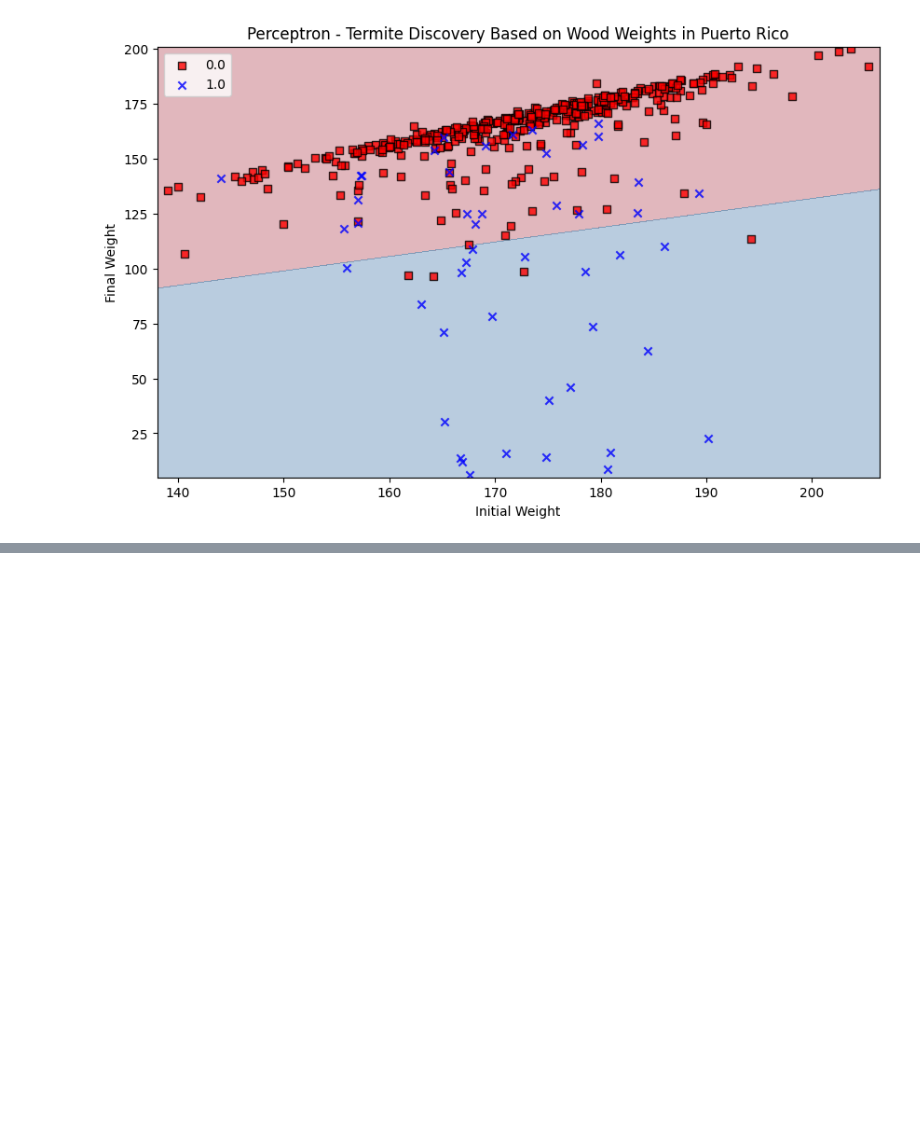
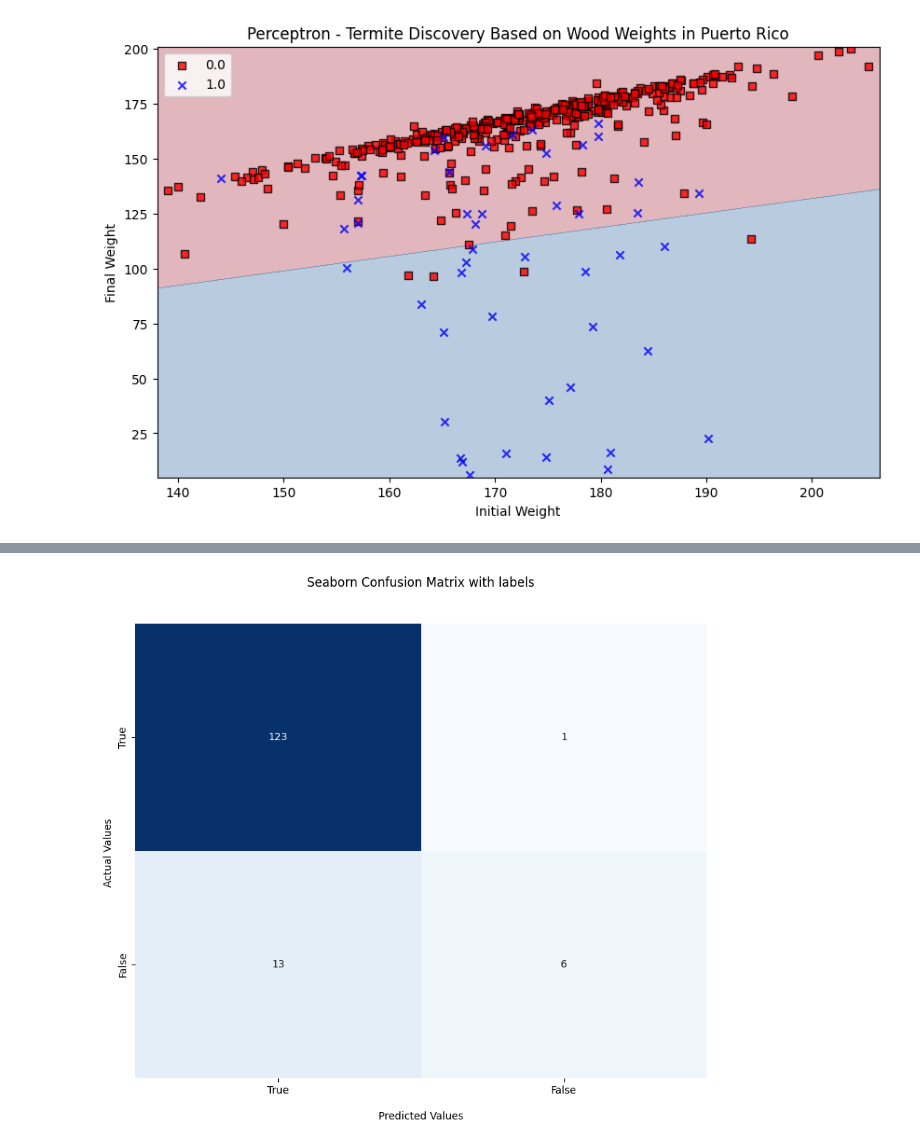
Before and after one commit to iruble23/INDE-577, a Jupyter notebook: Supervised Learning/perceptron/perceptron.ipynb, the cells around one changed output, grey strips where cells are left out. Drawn from its saved outputs; the diff is of its cells as text; code cells hidden in the pictures; blank space fills up the shorter version.

```diff
--- a/perceptron.ipynb
+++ b/Supervised Learning/perceptron/perceptron.ipynb
@@ -205,0 +188,23 @@ We should keep in mind that this is a simple visualization in a two-dimensional
+# %%
+
+# Predict on the validation data
+y_val_pred_country = perceptron_country.predict(X_val_country)
+
+# Create the confusion matrix
+confusion_mat = confusion_matrix(y_val_country, y_val_pred_country)
+confusion_mat
+
+# View the confusion matrix using the seaborn package
+plt.figure(figsize = (10, 8))
+ax = sns.heatmap(confusion_mat, annot=True, cmap='Blues', cbar=False, fmt='g')
+
+ax.set_title('Seaborn Confusion Matrix with labels\n\n');
+ax.set_xlabel('\nPredicted Values')
+ax.set_ylabel('Actual Values ');
+
+## Ticket labels - List must be in alphabetical order
+ax.xaxis.set_ticklabels(['True', 'False'])
+ax.yaxis.set_ticklabels(['True','False'])
+plt.show()
+# %% [output]
+[figure, added]
```
Also changed, not shown: parts of 9 cells of this notebook, 4 other files.
